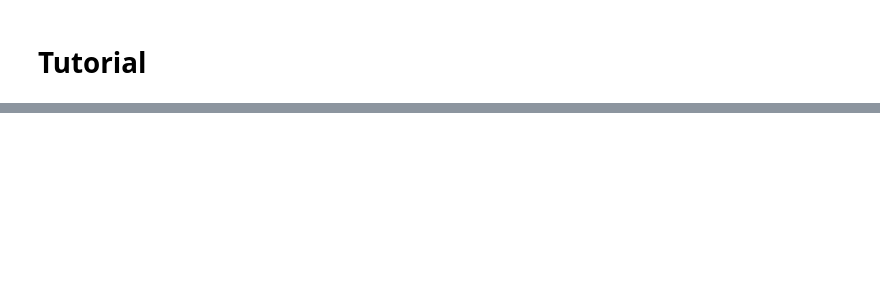
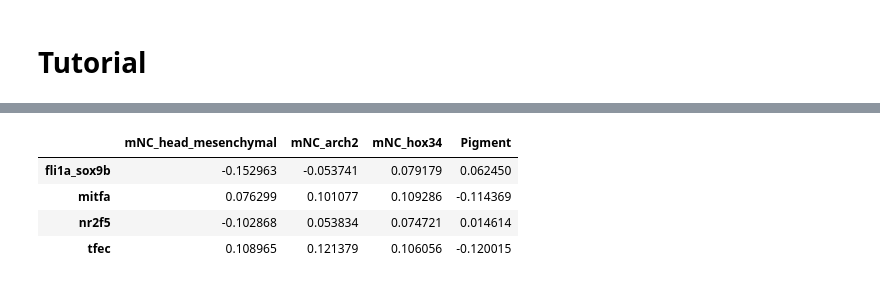
Before and after one commit to yifanchn/regvelo, a Jupyter notebook: docs/tutorial.ipynb, the cells around one changed output, grey strips where cells are left out. Drawn from its saved outputs; the diff is of its cells as text; code cells hidden in the pictures; blank space fills up the shorter version.

```diff
--- a/docs/tutorial.ipynb
+++ b/docs/tutorial.ipynb
@@ -209,0 +131,21 @@ sns.kdeplot(data=adata.var, x="permutation_score")
+# %%
+## Perform perturbation simulation
+fate_prob_perturb = []
+cand_list = ["nr2f5","sox9b","twist1a","twist1b","sox10","mitfa","tfec","tfap2a","tfap2b"]
+for TF in cand_list:
+    model = 'rgv_model'
+    adata_target_perturb,reg_vae_perturb =  regvelovi.in_silico_block_simulation(model,adata,TF)
+    ### predict the terminal state dfference
+    n_states = 8
+    vk = cr.kernels.VelocityKernel(adata_target_perturb)
+    vk.compute_transition_matrix()
+    ck = cr.kernels.ConnectivityKernel(adata_target_perturb).compute_transition_matrix()
+    g = cr.estimators.GPCCA(vk)
+    ## evaluate the fate prob on original space
+    g.compute_macrostates(n_states=n_states,cluster_key="cell_type")
+    g.set_terminal_states(terminal_states)
+    g.compute_fate_probabilities()
+    ## visualize coefficient
+    cond1_df = pd.DataFrame(adata_target_perturb.obsm["lineages_fwd"], columns=adata_target_perturb.obsm["lineages_fwd"].names.tolist())
+
+    fate_prob_perturb.append(cond1_df)
@@ -209,0 +209,11 @@ sns.kdeplot(data=adata.var, x="permutation_score")
+# %%
+KO_list = ["tfec","mitfa","fli1a_sox9b","nr2f5"]
+perturb_coef,perturb_pval = TFscreening(adata = adata,
+            prior_graph = W.T,
+            soft_constraint = False,
+            TF_list = TF,
+            cluster_label = "cell_type",
+            terminal_states = terminal_states,
+            KO_list = KO_list,
+            n_states = 8,
+            cutoff = 0)
@@ -209,0 +237,8 @@ sns.kdeplot(data=adata.var, x="permutation_score")
+# %%
+perturb_coef
+# %% [output]
+|  | mNC_head_mesenchymal | mNC_arch2 | mNC_hox34 | Pigment |
+| fli1a_sox9b | -0.152963 | -0.053741 | 0.079179 | 0.062450 |
+| mitfa | 0.076299 | 0.101077 | 0.109286 | -0.114369 |
+| nr2f5 | -0.102868 | 0.053834 | 0.074721 | 0.014614 |
+| tfec | 0.108965 | 0.121379 | 0.106056 | -0.120015 |
```
Also changed, not shown: parts of 53 cells of this notebook, 19 other files.
